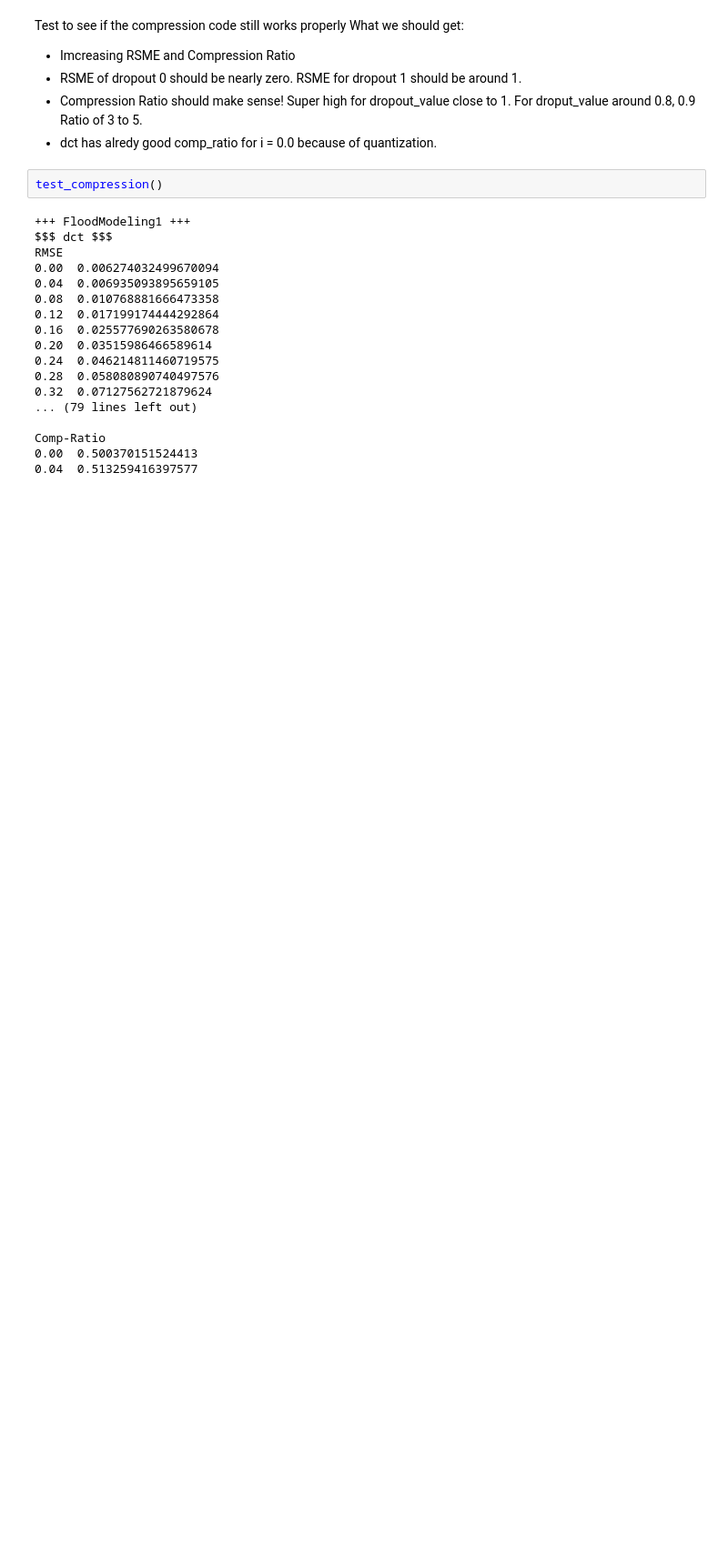
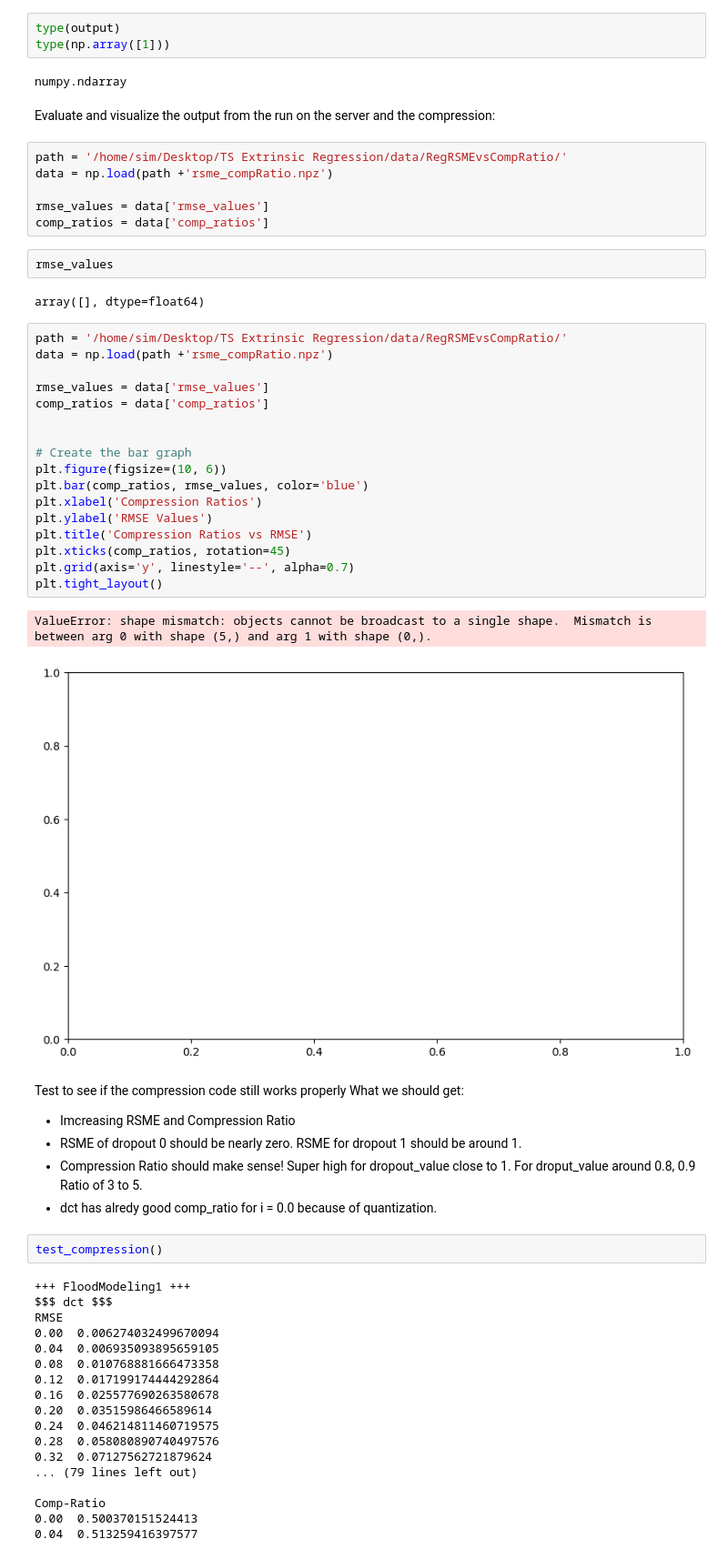
Before and after one commit to Terma9/TSER_Compression, a Jupyter notebook: TSER Code/Test RSME and more.ipynb, the cells around one changed output. Shown at 91% size. Saved outputs shown, nothing was run; the diff lists cells and outputs as text; blank space fills up the shorter version.

```diff
--- a/TSER Code/Test RSME and more.ipynb
+++ b/TSER Code/Test RSME and more.ipynb
@@ -18,3 +43,40 @@ import matplotlib.pyplot as plt
+# %%
+type(output)
+type(np.array([1]))
+# %% [output]
+numpy.ndarray
+# %% [markdown]
+Evaluate and visualize the output from the run on the server and the compression:
+# %%
+path = '/home/sim/Desktop/TS Extrinsic Regression/data/RegRSMEvsCompRatio/'
+data = np.load(path +'rsme_compRatio.npz')
+
+rmse_values = data['rmse_values']
+comp_ratios = data['comp_ratios']
+# %%
+rmse_values
+# %% [output]
+array([], dtype=float64)
+# %%
+path = '/home/sim/Desktop/TS Extrinsic Regression/data/RegRSMEvsCompRatio/'
+data = np.load(path +'rsme_compRatio.npz')
+
+rmse_values = data['rmse_values']
+comp_ratios = data['comp_ratios']
+
+
+# Create the bar graph
+plt.figure(figsize=(10, 6))
+plt.bar(comp_ratios, rmse_values, color='blue')
+plt.xlabel('Compression Ratios')
+plt.ylabel('RMSE Values')
+plt.title('Compression Ratios vs RMSE')
+plt.xticks(comp_ratios, rotation=45)
+plt.grid(axis='y', linestyle='--', alpha=0.7)
+plt.tight_layout()
+# %% [output]
+ValueError: shape mismatch: objects cannot be broadcast to a single shape.  Mismatch is between arg 0 with shape (5,) and arg 1 with shape (0,).
+[figure, added]
 # %% [markdown]
 Test to see if the compression code still works properly
 What we should get:
```
Also changed, not shown: parts of 2 cells of this notebook, 2 other files.
